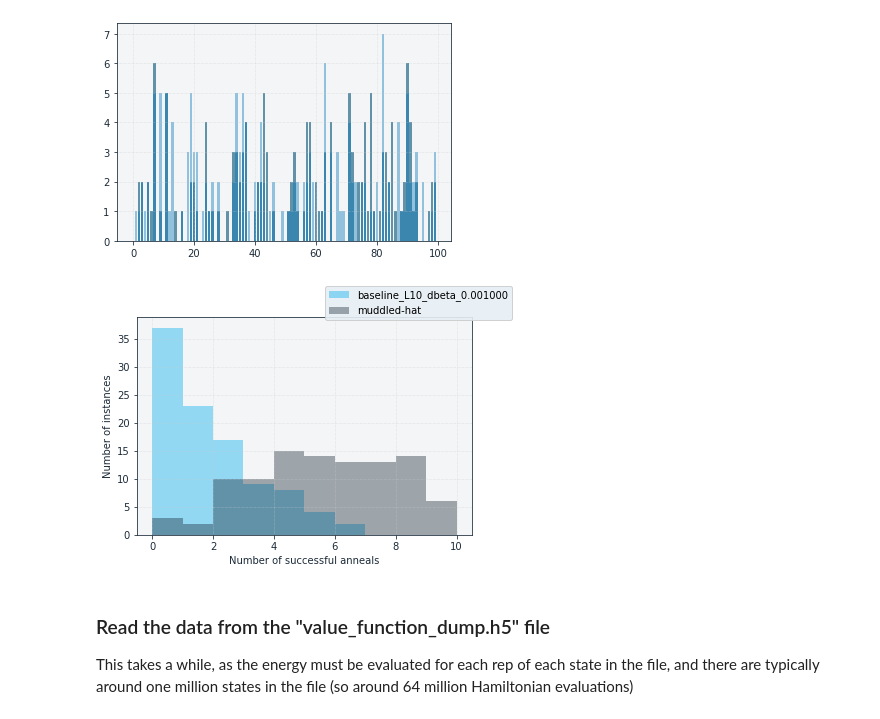
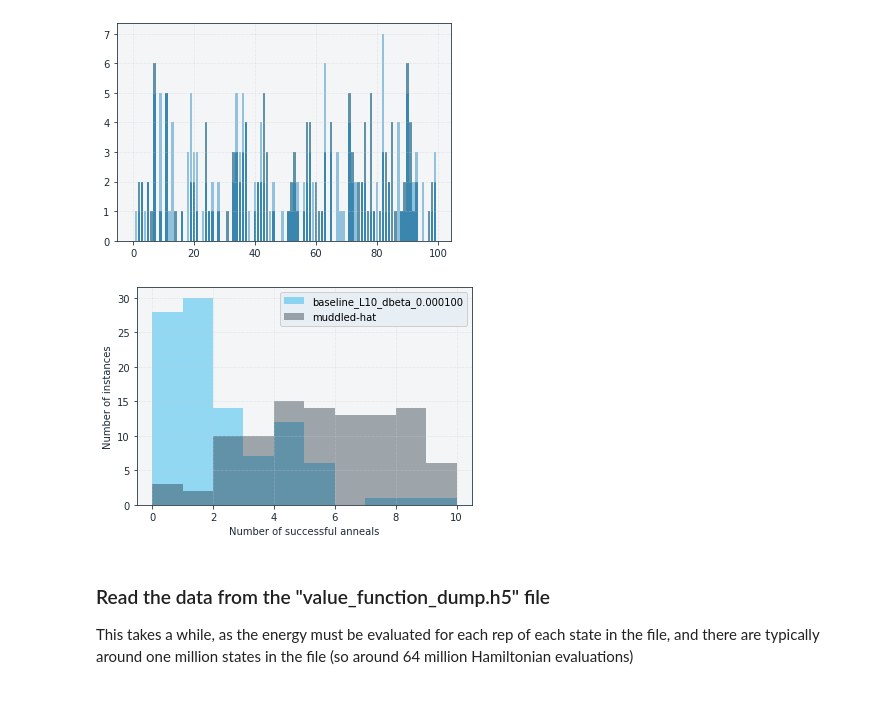
Before and after one commit to millskyle/COOL-1, a Jupyter notebook: plots/Plots.ipynb, the cells around one changed output. Drawn from its saved outputs; the diff is of its cells as text; code cells hidden in the pictures.

```diff
--- a/plots/Plots.ipynb
+++ b/plots/Plots.ipynb
@@ -696,34 +695,34 @@ plot_per_hamiltonian_success(["baseline_L10_dbeta_0.001000", "baseline_L10_dbeta
 # %%
 def plot_per_hamiltonian_success(success_datafiles, prepend_path=None, postpend_file="HamiltonianSuccessperHam.dat", ax=None):
     data_dicts = []
     for f in success_datafiles:
         ff = os.path.join(prepend_path, f, postpend_file)
         with open(ff, 'r') as F:
             dic = {}
             for line in F.readlines():
                 ham, numsuc = line.split(',')
                 dic[ham.replace("","")] = int(numsuc)
         data_dicts.append(dic)
 
     for dic in range(1, len(data_dicts)):
         assert set(data_dicts[dic].keys()) == set(data_dicts[0].keys()), f"Error. {success_datafiles[dic]} doesn't contain the same Hamiltonians as  {success_datafiles[0]}!"
 
 
     if ax is None:
         fig, ax = plt.subplots(1,1)
 
     for h in range(len(data_dicts)):
         hams = sorted(data_dicts[h].keys())
 
         ax.hist([data_dicts[h][ham] for ham in hams], alpha=0.4, bins=range(11), label=success_datafiles[h])
     ax.set_xlabel("Number of successful anneals")
     ax.set_ylabel("Number of instances")
-    fig.legend()
+    ax.legend()
 
-plot_per_hamiltonian_success(["baseline_L10_dbeta_0.001000", "muddled-hat"],
+plot_per_hamiltonian_success(["baseline_L10_dbeta_0.000100", "muddled-hat",],
                              prepend_path="/home/kmills/COOL/experiments/01_2DTRJ/runs/results/")
 # %% [output]
-[figure, old version]
+[figure, new version]
 # %% [markdown]
 ### Read the data from the "value_function_dump.h5" file
 This takes a while, as the energy must be evaluated for each rep of each state in the file, and there are typically around one million states in the file (so around 64 million Hamiltonian evaluations)
```
Also changed, not shown: parts of 1 cell of this notebook, 1 other file.
